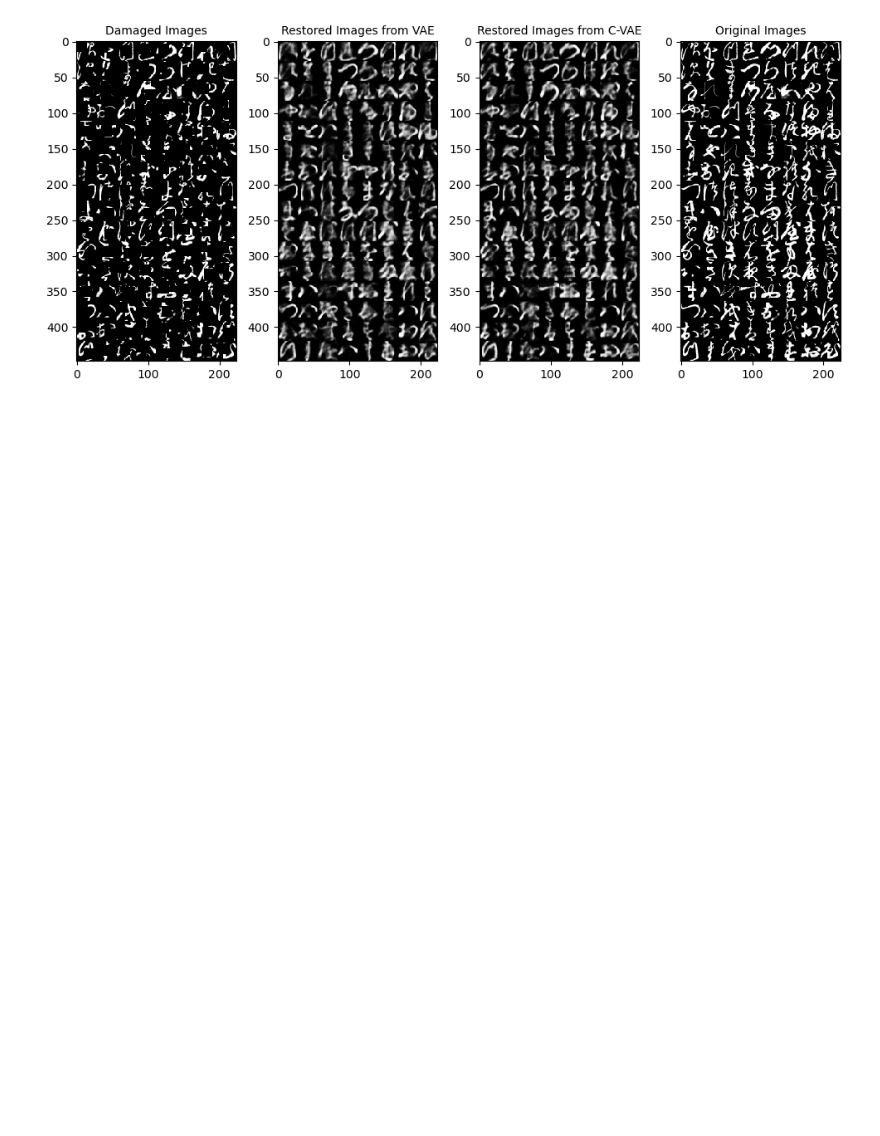
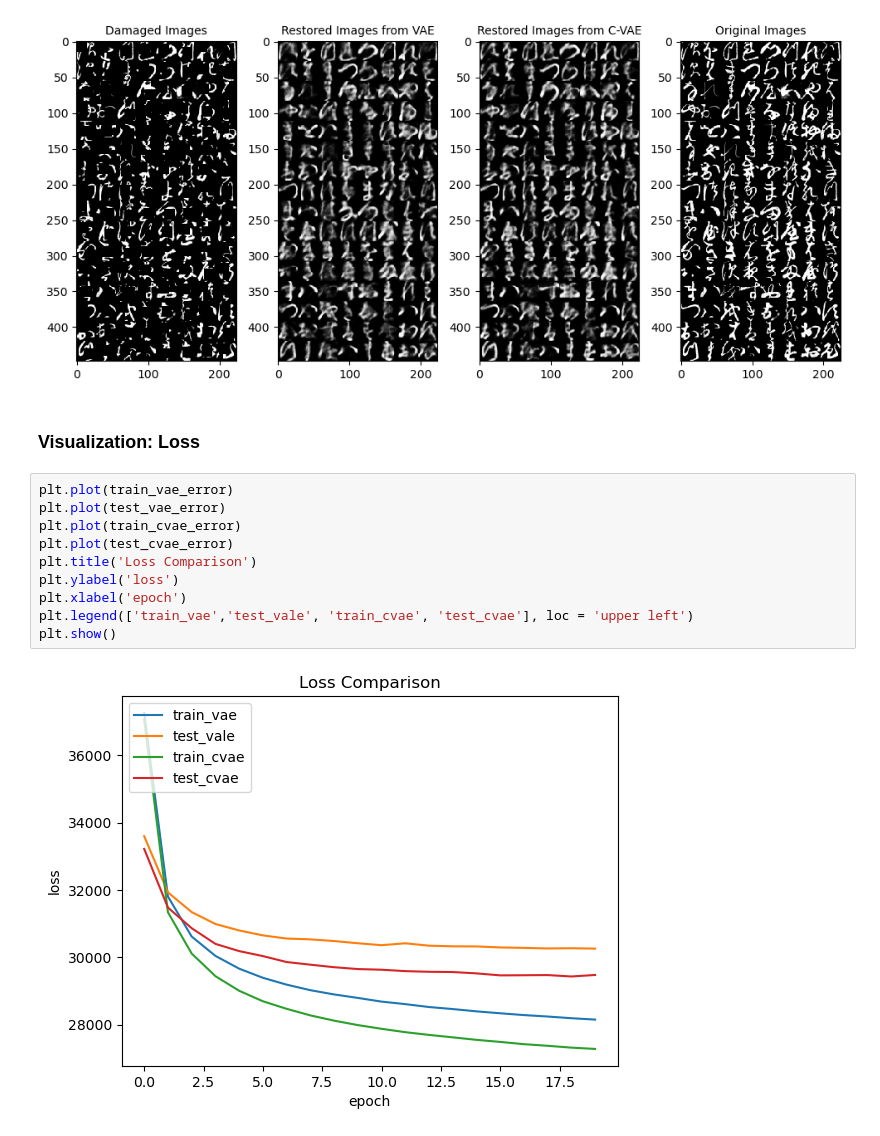
Before and after one commit to sjchenn/VAE_and_other_variations, a Jupyter notebook: VAE_template.ipynb, the cells around one changed output. Saved outputs shown, nothing was run; the diff lists cells and outputs as text; blank space fills up the shorter version.

```diff
--- a/VAE_template.ipynb
+++ b/VAE_template.ipynb
@@ -491,3 +491,17 @@ show_methodcompare(make_grid(data.reshape(data_size), padding=0), make_grid(outp
                    make_grid(output_cvae[:,0:784].reshape(data_size), padding=0), make_grid(data_undamage.reshape(data_size),padding=0), method='C-VAE')
 # %% [output]
 [figure]
+# %% [markdown]
+### Visualization: Loss
+# %%
+plt.plot(train_vae_error)
+plt.plot(test_vae_error)
+plt.plot(train_cvae_error)
+plt.plot(test_cvae_error)
+plt.title('Loss Comparison')
+plt.ylabel('loss')
+plt.xlabel('epoch')
+plt.legend(['train_vae','test_vale', 'train_cvae', 'test_cvae'], loc = 'upper left')
+plt.show()
+# %% [output]
+[figure, added]
```
Also changed, not shown: parts of 1 cell of this notebook.
